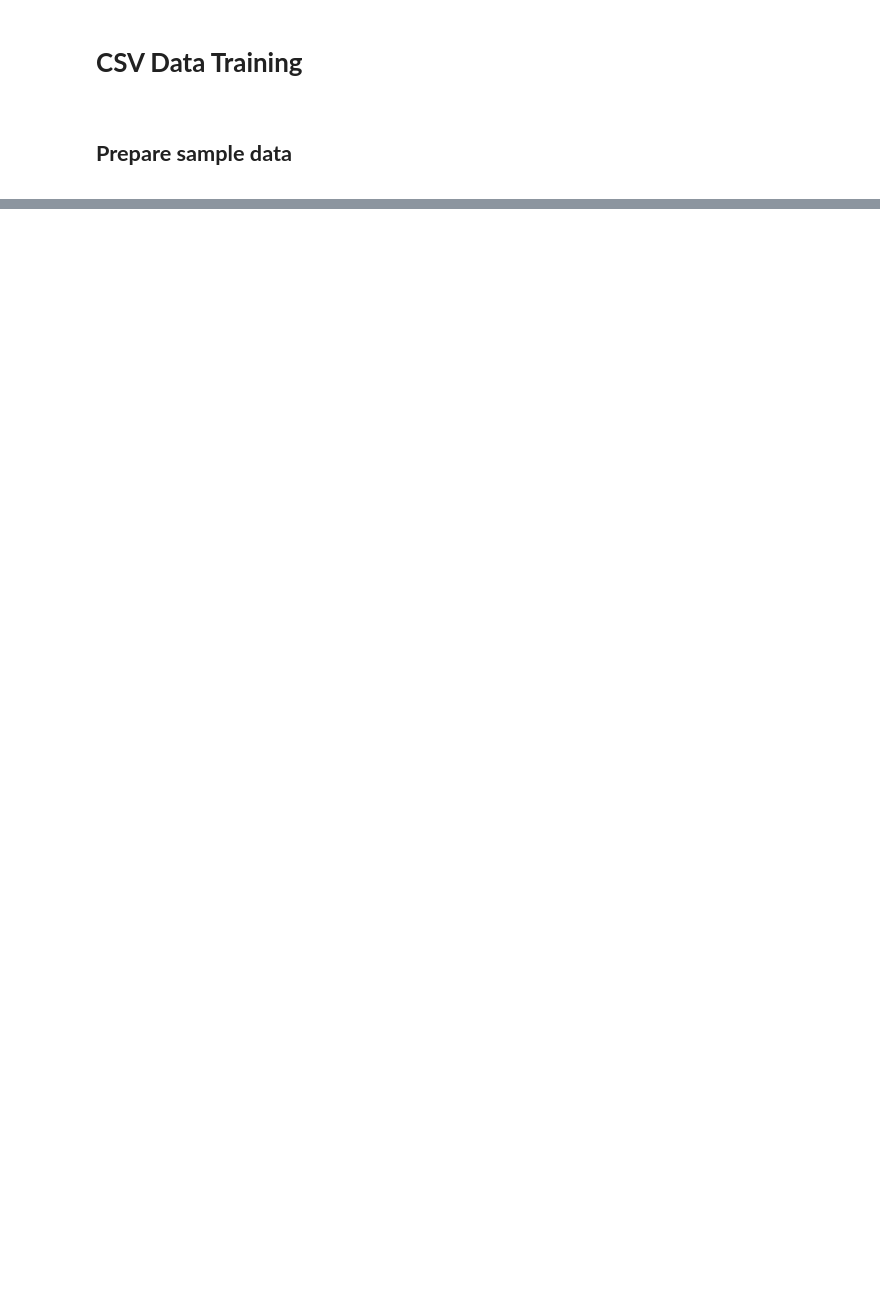
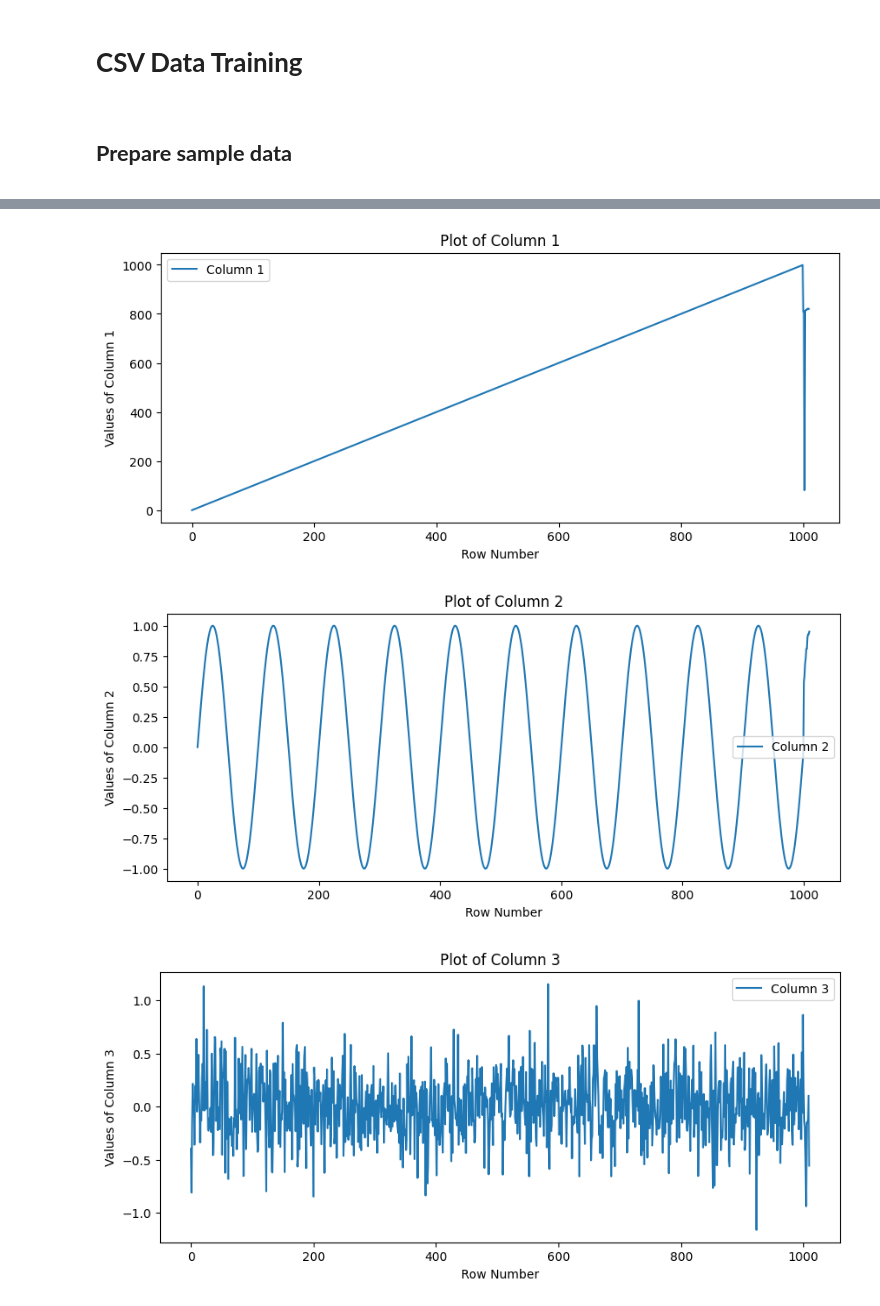
Before and after one commit to klei22/nanoGPT, a Jupyter notebook: NanoGPT_Quickstart.ipynb, the cells around one changed output, grey strips where cells are left out. Saved outputs shown, nothing was run; the diff lists cells and outputs as text; code cells hidden in the pictures; blank space fills up the shorter version.

```diff
--- a/NanoGPT_Quickstart.ipynb
+++ b/NanoGPT_Quickstart.ipynb
@@ -276,0 +235,21 @@ iter 2000: loss 0.1537, time 6763.49ms, mfu 6.48%
+# %%
+import pandas as pd
+import matplotlib.pyplot as plt
+# Read the CSV file
+df = pd.read_csv("original_plus_forecast.csv", header=None)
+# Number of rows for the x-axis
+num_rows = df.shape[0]
+
+# Create a separate plot for each column
+for i in range(df.shape[1]):
+    plt.figure(figsize=(10, 4))
+    plt.plot(range(num_rows), df[i], label=f'Column {i+1}')
+    plt.xlabel('Row Number')
+    plt.ylabel(f'Values of Column {i+1}')
+    plt.title(f'Plot of Column {i+1}')
+    plt.legend()
+    plt.show()
+# %% [output]
+[figure, added]
+[figure, added]
+[figure, added]
```
Also changed, not shown: parts of 18 cells of this notebook.
